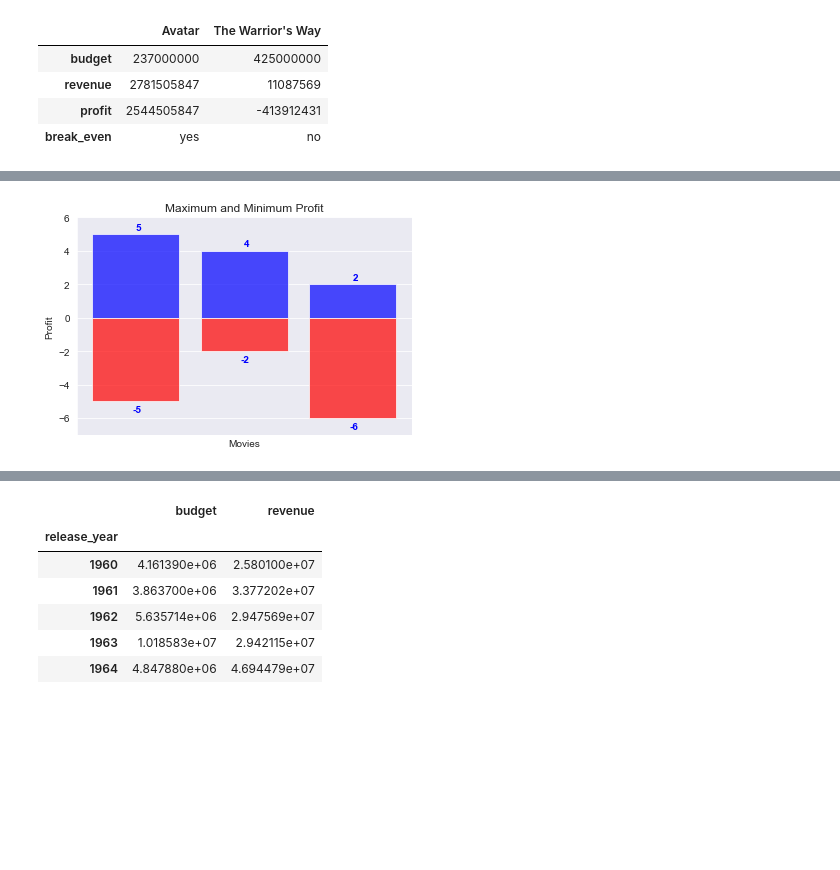
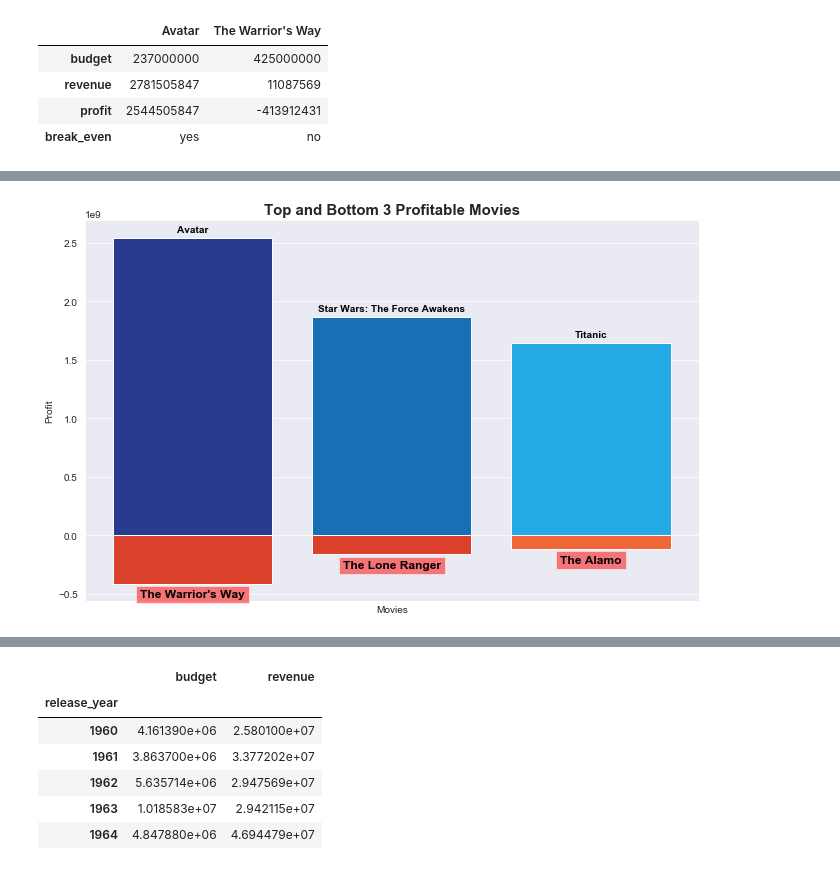
Before and after one commit to Steve-Choi/DAND, a Jupyter notebook: tmdb_project.ipynb, the cells around one changed output, grey strips where cells are left out. Saved outputs shown, nothing was run; the diff lists cells and outputs as text; code cells hidden in the pictures; blank space fills up the shorter version.

Commit message:
Defined mum_table(), find_extrema() functions / solved Question 2

```diff
--- a/tmdb_project.ipynb
+++ b/tmdb_project.ipynb
@@ -262,6 +262,7 @@ df.head(3)
 # %%
 # rearrange the column order so that columns that will be used for each questions are closer to each other
-new_order = ['original_title', 'genres', 'director', 'production_companies', 'release_year', 'budget', 'revenue', 'runtime', 'vote_count', 'vote_average', 'popularity']
+new_order = ['original_title', 'genres', 'director', 'production_companies', 'release_year',
+             'budget', 'revenue', 'runtime', 'vote_count', 'vote_average', 'popularity']
 
 df = df[new_order]
 df.head(0)
@@ -316,3 +303,11 @@ find_extrema('budget')
+# %%
+# define a function named find_extrema()
+def n_extrema(col, i=1):
+    df_top = df.sort_values(by= col, ascending=False).head(i).reset_index(drop=True)
+
+    # ascending True ...
+    df_bot = df.sort_values(by= col, ascending=True).head(i).reset_index(drop=True)
+    return df_top, df_bot
 # %% [markdown]
 > Since we have few columns that contain multiple values separated with pipe (|) characters, <br>
 let's define another function that will help us spliting these values and counting them.
@@ -368,0 +337,4 @@ df_temp.columns.tolist()
+# %%
+#
+top_profit, bot_profit = n_extrema('profit', 3)
+top_profit
@@ -369,24 +353,24 @@ df_temp.columns.tolist()
 # %%
 # Bar plot
-location = [1, 2,3]
+plt.figure(figsize=(11,7))
+location = [i+1 for i in top_profit.index]
 #height = df_temp.loc['profit'].tolist()
-height = [5,4,2]
-height2 = [-5,-2,-6]
-labels = ['a','b','c']
+height = top_profit['profit'].tolist()
+height2 = bot_profit['profit'].tolist()
 
 #plt.bar(location, height, tick_label= labels, color ='blue', alpha = 0.7)
-plt.bar(location, height, color ='blue', alpha = 0.7)
-plt.bar(location, height2, color='red', alpha = 0.7)
+plt.bar(location, height, color =['#293B8E', '#196FB6', '#25A9E5'])
+plt.bar(location, height2, color=['#DA412A','#DC402A', '#F16637'])
 plt.xticks([]) # remove xticks
-plt.title('Maximum and Minimum Profit')
+plt.title('Top and Bottom 3 Profitable Movies', fontweight='bold', fontsize=15)
 plt.xlabel('Movies')
 plt.ylabel('Profit');
 
-plt.ylim(-7,6)
+#plt.ylim(-7,6)
 for i, v in enumerate(height):
-    plt.text(i + 1, v + .25, str(v), color='blue', fontweight='bold')
+    plt.text(i+1, v+0.5E8, top_profit['original_title'][i], color='black', fontweight='bold', ha='center')
 
 for i, v in enumerate(height2):
-    plt.text(i + 0.97, v - .65, str(v), color='blue', fontweight='bold')
+    plt.text(i+1, v-1.2E8, bot_profit['original_title'][i], color='black', fontweight='bold', ha='center', fontsize=12, bbox=dict(facecolor='red', alpha=0.5))
 # %% [output]
-[figure, old version]
+[figure, new version]
```
Also changed, not shown: parts of 22 cells of this notebook.
